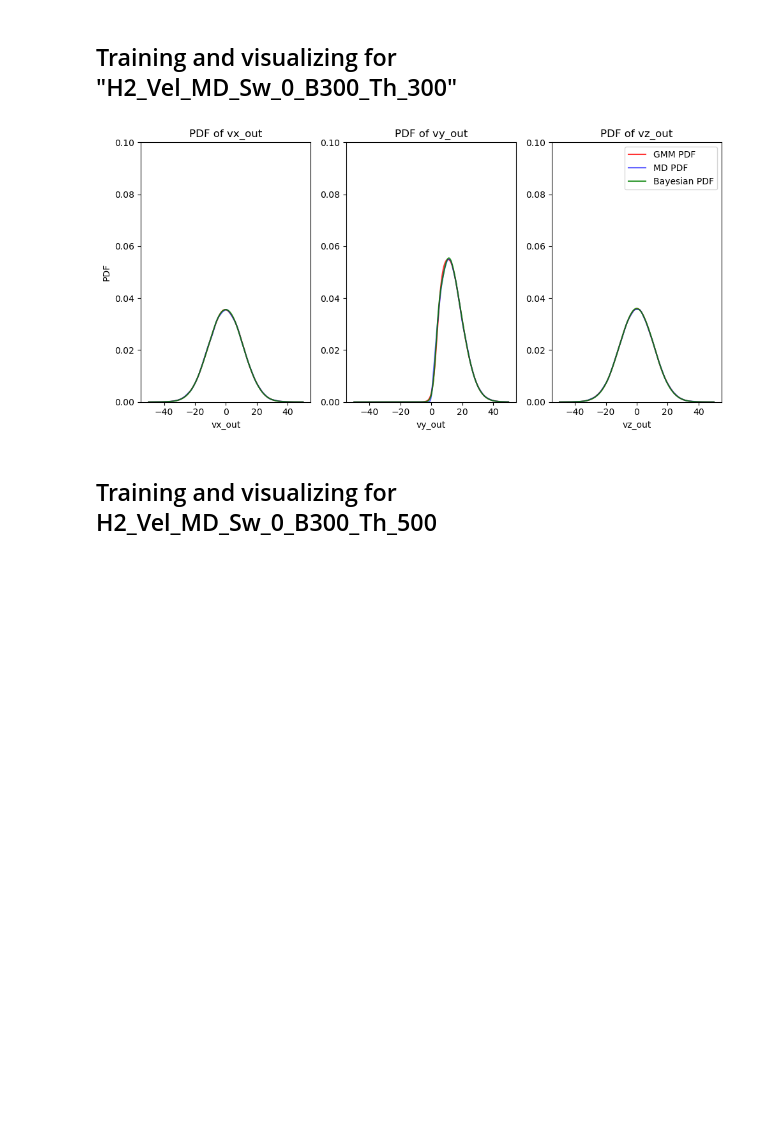
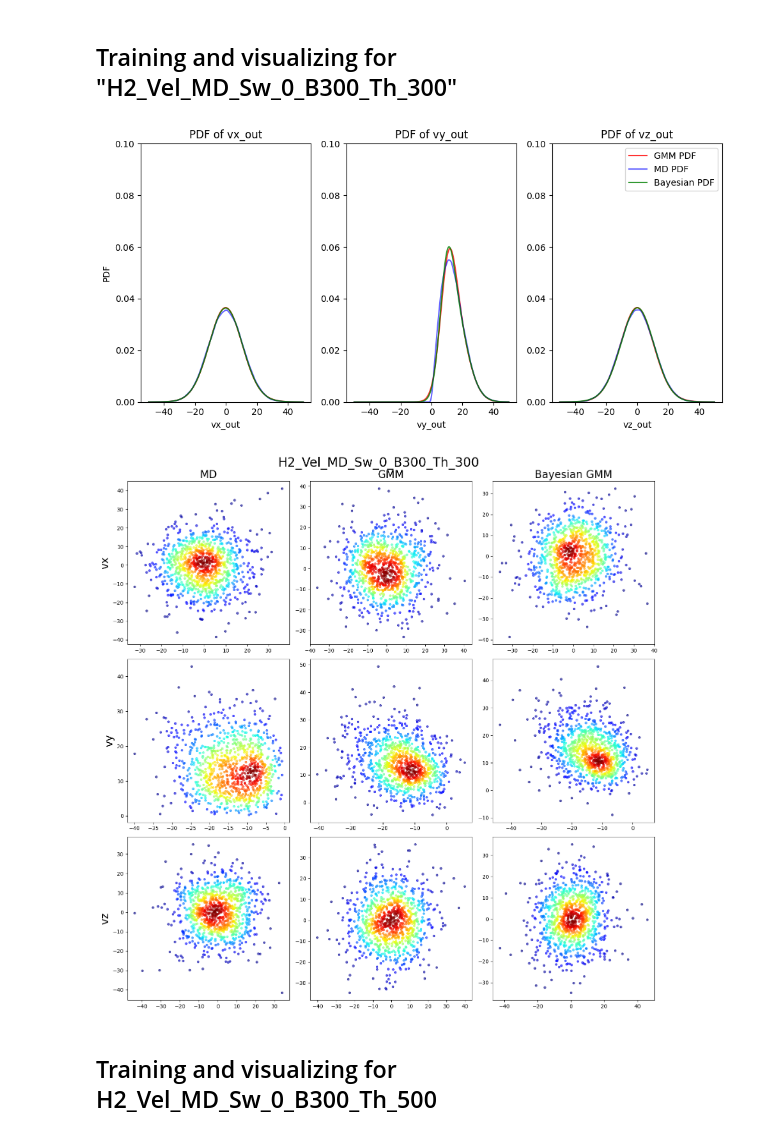
Before and after one commit to QuintenTijn/4AI000_Heat_and_flow, a Jupyter notebook: Materials_for_ML_assigment_2025/Notebook_final.ipynb, the cells around one changed output. Saved outputs shown, nothing was run; the diff lists cells and outputs as text; code cells hidden in the pictures; blank space fills up the shorter version.

Commit message:
Add scatter heatmap functions

```diff
--- a/Materials_for_ML_assigment_2025/Notebook_final.ipynb
+++ b/Materials_for_ML_assigment_2025/Notebook_final.ipynb
@@ -530,17 +597,19 @@ def visualize_pdf(X_df, gmm_model, bayesian_model, title, N_G_gmm, N_G_bayesian)
 # Train the gaussian mixture model and bayesian gaussian mixture model on the following data sets:
 
 title1 = "H2_Vel_MD_Sw_0_B300_Th_300"
-N_G_gmm = 600  # Number of components for GMM
-N_G_bayesian = 400  # Number of components for Bayesian GMM
+N_G_gmm = 3#600  # Number of components for GMM
+N_G_bayesian = 3#400  # Number of components for Bayesian GMM
 gmm_model_1 = initialize_gmm(X_df_1, N_G_gmm)
 bayesian_model_1 = initialize_bayesian_gmm(X_df_1, N_G_bayesian)
 # %%
 # Seperate the visualization and training part
 visualize_pdf(X_df_1, gmm_model_1, bayesian_model_1, title1, N_G_gmm, N_G_bayesian)
 
-# TODO: also add a function for visualizing all the scatters
+# Create heatmap
+heatmap(X_df_1, gmm_model_1, bayesian_model_1, title1, n_samples=X_df_1.shape[0])
 # %% [output]
-[figure, old version]
+[figure, new version]
+[figure, added]
 # %% [markdown]
 ## Training and visualizing for H2_Vel_MD_Sw_0_B300_Th_500
 # %%
```
Also changed, not shown: parts of 15 cells of this notebook.
